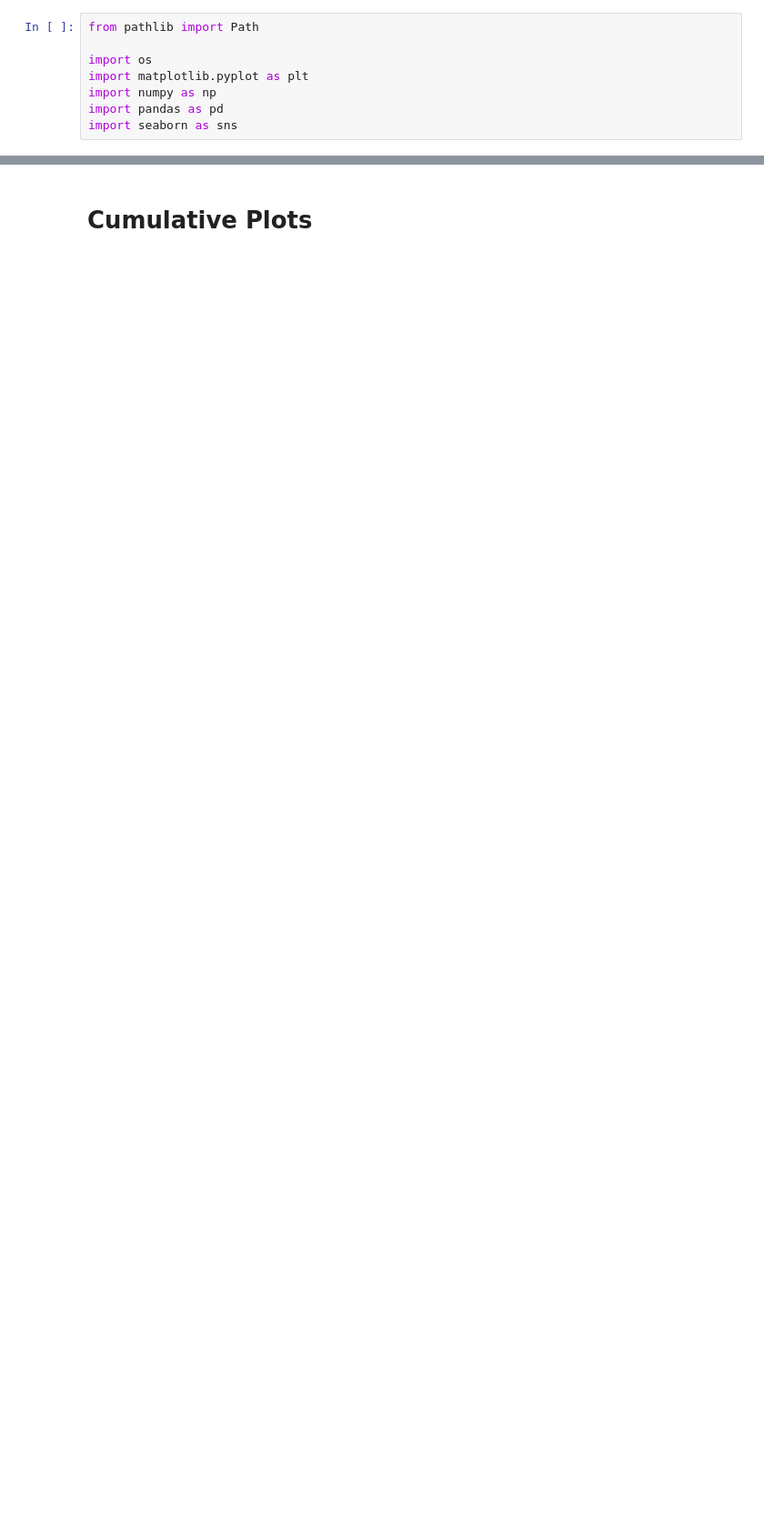
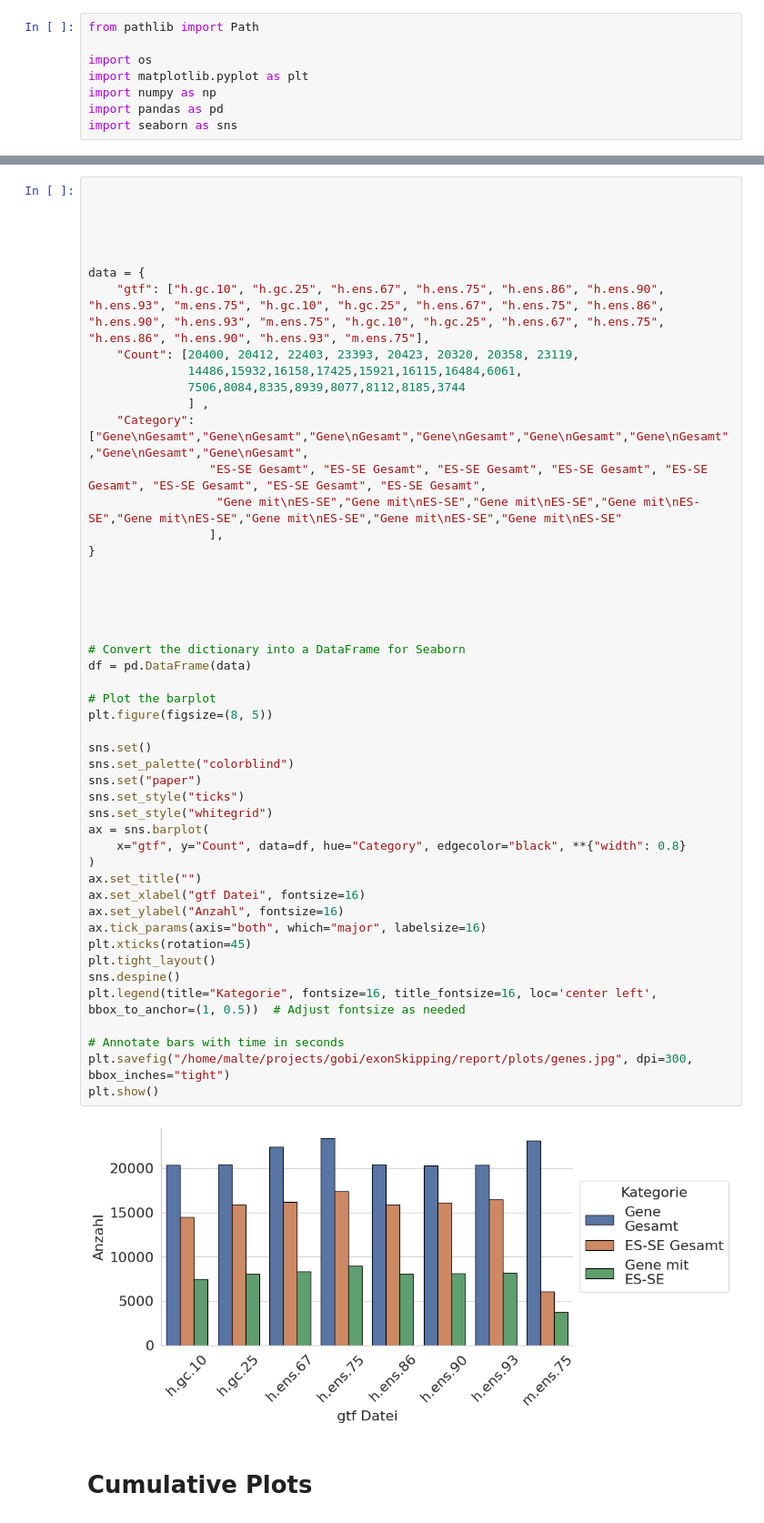
Before and after one commit to mweyrich28/exonSkipping, a Jupyter notebook: src/main/plotting.ipynb, the cells around one changed output, grey strips where cells are left out. Shown at 91% size. Saved outputs shown, nothing was run; the diff lists cells and outputs as text; blank space fills up the shorter version.

```diff
--- a/src/main/plotting.ipynb
+++ b/src/main/plotting.ipynb
@@ -52,3 +91,53 @@ plt.savefig("/home/malte/projects/gobi/exonSkipping/report/plots/benchmark_time.
+# %%
+
+
+
+
+
+data = {
+    "gtf": ["h.gc.10", "h.gc.25", "h.ens.67", "h.ens.75", "h.ens.86", "h.ens.90", "h.ens.93", "m.ens.75", "h.gc.10", "h.gc.25", "h.ens.67", "h.ens.75", "h.ens.86", "h.ens.90", "h.ens.93", "m.ens.75", "h.gc.10", "h.gc.25", "h.ens.67", "h.ens.75", "h.ens.86", "h.ens.90", "h.ens.93", "m.ens.75"],
+    "Count": [20400, 20412, 22403, 23393, 20423, 20320, 20358, 23119,
+              14486,15932,16158,17425,15921,16115,16484,6061,
+              7506,8084,8335,8939,8077,8112,8185,3744
+              ] ,
+    "Category": ["Gene\nGesamt","Gene\nGesamt","Gene\nGesamt","Gene\nGesamt","Gene\nGesamt","Gene\nGesamt","Gene\nGesamt","Gene\nGesamt",
+                 "ES-SE Gesamt", "ES-SE Gesamt", "ES-SE Gesamt", "ES-SE Gesamt", "ES-SE Gesamt", "ES-SE Gesamt", "ES-SE Gesamt", "ES-SE Gesamt",
+                  "Gene mit\nES-SE","Gene mit\nES-SE","Gene mit\nES-SE","Gene mit\nES-SE","Gene mit\nES-SE","Gene mit\nES-SE","Gene mit\nES-SE","Gene mit\nES-SE"
+                 ],
+}
+
+
+
+
+
+# Convert the dictionary into a DataFrame for Seaborn
+df = pd.DataFrame(data)
+
+# Plot the barplot
+plt.figure(figsize=(8, 5))
+
+sns.set()
+sns.set_palette("colorblind")
+sns.set("paper")
+sns.set_style("ticks")
+sns.set_style("whitegrid")
+ax = sns.barplot(
+    x="gtf", y="Count", data=df, hue="Category", edgecolor="black", **{"width": 0.8}
+)
+ax.set_title("")
+ax.set_xlabel("gtf Datei", fontsize=16)
+ax.set_ylabel("Anzahl", fontsize=16)
+ax.tick_params(axis="both", which="major", labelsize=16)
+plt.xticks(rotation=45)
+plt.tight_layout()
+sns.despine()
+plt.legend(title="Kategorie", fontsize=16, title_fontsize=16, loc='center left', bbox_to_anchor=(1, 0.5))  # Adjust fontsize as needed
+
+# Annotate bars with time in seconds
+plt.savefig("/home/malte/projects/gobi/exonSkipping/report/plots/genes.jpg", dpi=300, bbox_inches="tight")
+plt.show()
+# %% [output]
+[figure, added]
 # %% [markdown]
 # Cumulative Plots
 # %%
```
Also changed, not shown: parts of 3 cells of this notebook.
